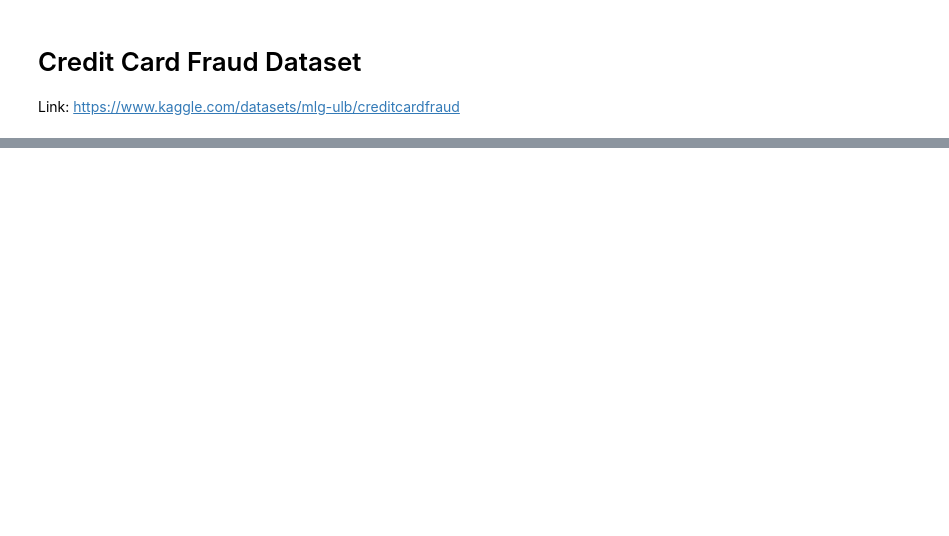
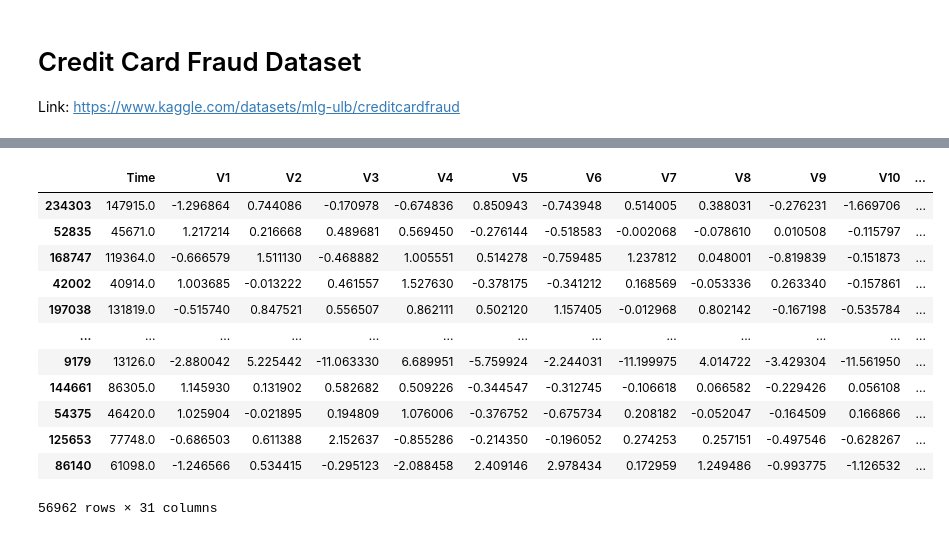
Before and after one commit to MarkusMueller-DS/Synthetic-Data-Generation, a Jupyter notebook: notebooks/1_EDA_credit_card_fraud.ipynb, the cells around one changed output, grey strips where cells are left out. Saved outputs shown, nothing was run; the diff lists cells and outputs as text; code cells hidden in the pictures; blank space fills up the shorter version.

```diff
--- a/notebooks/1_EDA_credit_card_fraud.ipynb
+++ b/notebooks/1_EDA_credit_card_fraud.ipynb
@@ -90,0 +43,16 @@ Type of columns: only float colums, class column is integer
+# %%
+test_df
+# %% [output]
+|  | Time | V1 | V2 | V3 | V4 | V5 | V6 | V7 | V8 | V9 | V10 | ... |
+| 234303 | 147915.0 | -1.296864 | 0.744086 | -0.170978 | -0.674836 | 0.850943 | -0.743948 | 0.514005 | 0.388031 | -0.276231 | -1.669706 | ... |
+| 52835 | 45671.0 | 1.217214 | 0.216668 | 0.489681 | 0.569450 | -0.276144 | -0.518583 | -0.002068 | -0.078610 | 0.010508 | -0.115797 | ... |
+| 168747 | 119364.0 | -0.666579 | 1.511130 | -0.468882 | 1.005551 | 0.514278 | -0.759485 | 1.237812 | 0.048001 | -0.819839 | -0.151873 | ... |
+| 42002 | 40914.0 | 1.003685 | -0.013222 | 0.461557 | 1.527630 | -0.378175 | -0.341212 | 0.168569 | -0.053336 | 0.263340 | -0.157861 | ... |
+| 197038 | 131819.0 | -0.515740 | 0.847521 | 0.556507 | 0.862111 | 0.502120 | 1.157405 | -0.012968 | 0.802142 | -0.167198 | -0.535784 | ... |
+| ... | ... | ... | ... | ... | ... | ... | ... | ... | ... | ... | ... | ... |
+| 9179 | 13126.0 | -2.880042 | 5.225442 | -11.063330 | 6.689951 | -5.759924 | -2.244031 | -11.199975 | 4.014722 | -3.429304 | -11.561950 | ... |
+| 144661 | 86305.0 | 1.145930 | 0.131902 | 0.582682 | 0.509226 | -0.344547 | -0.312745 | -0.106618 | 0.066582 | -0.229426 | 0.056108 | ... |
+| 54375 | 46420.0 | 1.025904 | -0.021895 | 0.194809 | 1.076006 | -0.376752 | -0.675734 | 0.208182 | -0.052047 | -0.164509 | 0.166866 | ... |
+| 125653 | 77748.0 | -0.686503 | 0.611388 | 2.152637 | -0.855286 | -0.214350 | -0.196052 | 0.274253 | 0.257151 | -0.497546 | -0.628267 | ... |
+| 86140 | 61098.0 | -1.246566 | 0.534415 | -0.295123 | -2.088458 | 2.409146 | 2.978434 | 0.172959 | 1.249486 | -0.993775 | -1.126532 | ... |
+56962 rows × 31 columns
```
Also changed, not shown: parts of 17 cells of this notebook, 5 other files.
